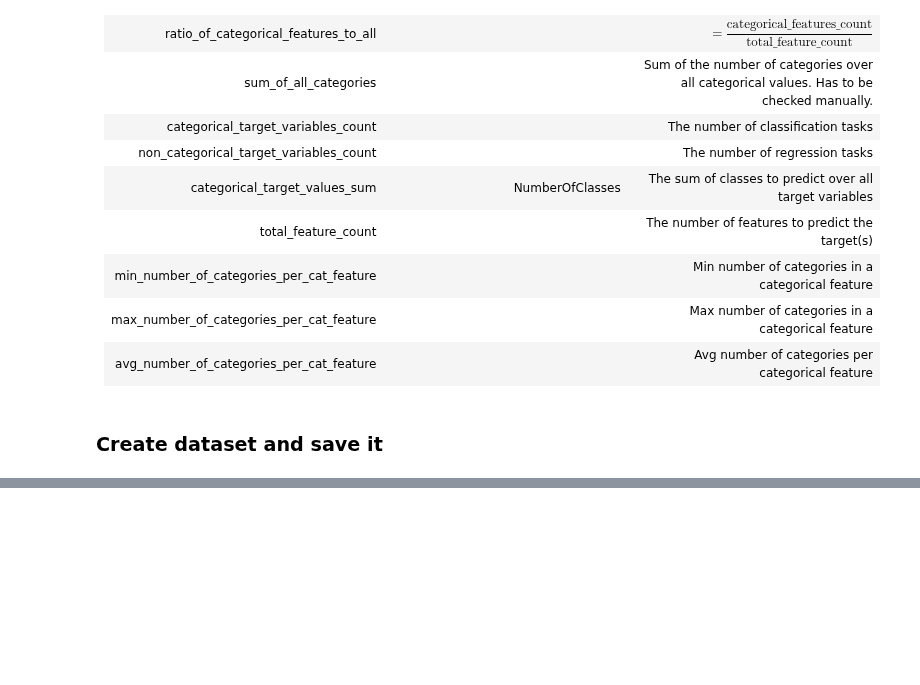
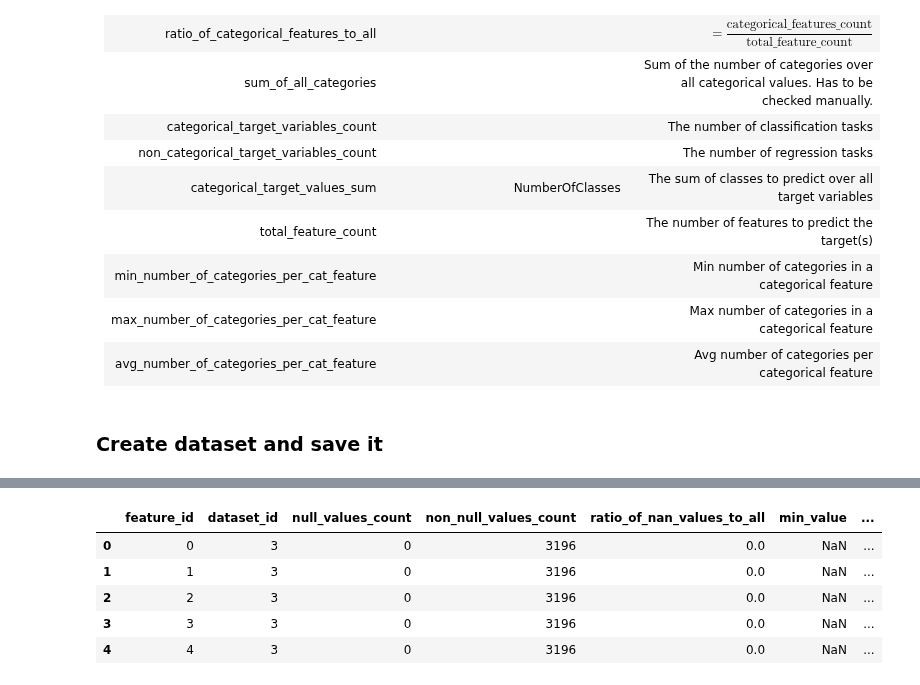
Before and after one commit to nina-prog/meta-learning-for-encoder-selection, a Jupyter notebook: notebooks/week09/Datasets-Meta-Information-Detailed.ipynb, the cells around one changed output, grey strips where cells are left out. Cells and saved outputs as stored; diff of their text form; code cells hidden in the pictures; blank space fills up the shorter version.

Commit message:
Added code to generate features table

```diff
--- a/notebooks/week09/Datasets-Meta-Information-Detailed.ipynb
+++ b/notebooks/week09/Datasets-Meta-Information-Detailed.ipynb
@@ -417,0 +509,16 @@ dataset_agg.to_csv('../../data/preprocessed/dataset_agg.csv')
+# %%
+def unique_values_count(feature, X, y, dataset):
+    unique_values_count = 0
+    if feature.name in dataset.default_target_attribute.split(','):
+        unique_values_count = len(y.unique())
+    else:
+        if feature.name in X.columns:
+            unique_values_count = len(X[feature.name].unique())
+
+    return unique_values_count
+# %%
+def data_type(feature):
+    return feature.data_type
+# %%
+def is_target(feature, dataset):
+    return feature in dataset.default_target_attribute.split(',')
@@ -417,0 +589,28 @@ dataset_agg.to_csv('../../data/preprocessed/dataset_agg.csv')
+# %%
+features_data = {}
+
+features_data['feature_id'] = list_feature_id
+features_data['dataset_id'] = list_dataset_id
+features_data['null_values_count'] = list_null_values_count
+features_data['non_null_values_count'] = list_non_null_values_count
+features_data['ratio_of_nan_values_to_all'] = list_ratio_of_nan_values_to_all
+features_data['min_value'] = list_min_value
+features_data['max_value'] = list_max_value
+features_data['avg_value'] = list_avg_value
+features_data['median_value'] = list_median_value
+features_data['25_quantile'] = list_25_quantile
+features_data['75_quantile'] = list_75_quantile
+features_data['unique_values_count'] = list_unique_values_count
+features_data['data_type'] = list_data_type
+features_data['is_target'] = list_is_target
+
+features = pd.DataFrame(features_data)
+# %%
+features.head()
+# %% [output]
+|  | feature_id | dataset_id | null_values_count | non_null_values_count | ratio_of_nan_values_to_all | min_value | ... |
+| 0 | 0 | 3 | 0 | 3196 | 0.0 | NaN | ... |
+| 1 | 1 | 3 | 0 | 3196 | 0.0 | NaN | ... |
+| 2 | 2 | 3 | 0 | 3196 | 0.0 | NaN | ... |
+| 3 | 3 | 3 | 0 | 3196 | 0.0 | NaN | ... |
+| 4 | 4 | 3 | 0 | 3196 | 0.0 | NaN | ... |
```
Also changed, not shown: parts of 21 cells of this notebook.
